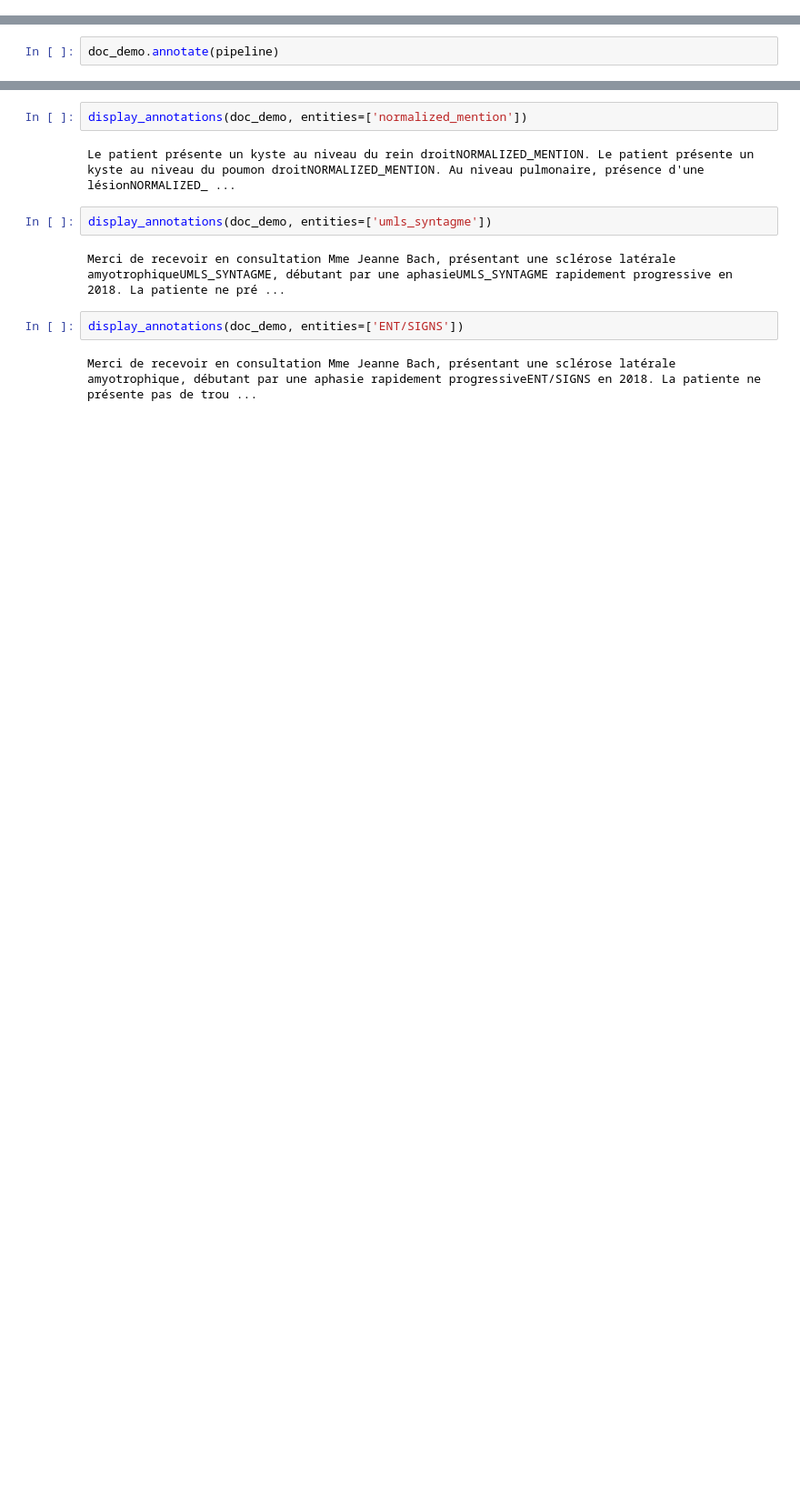
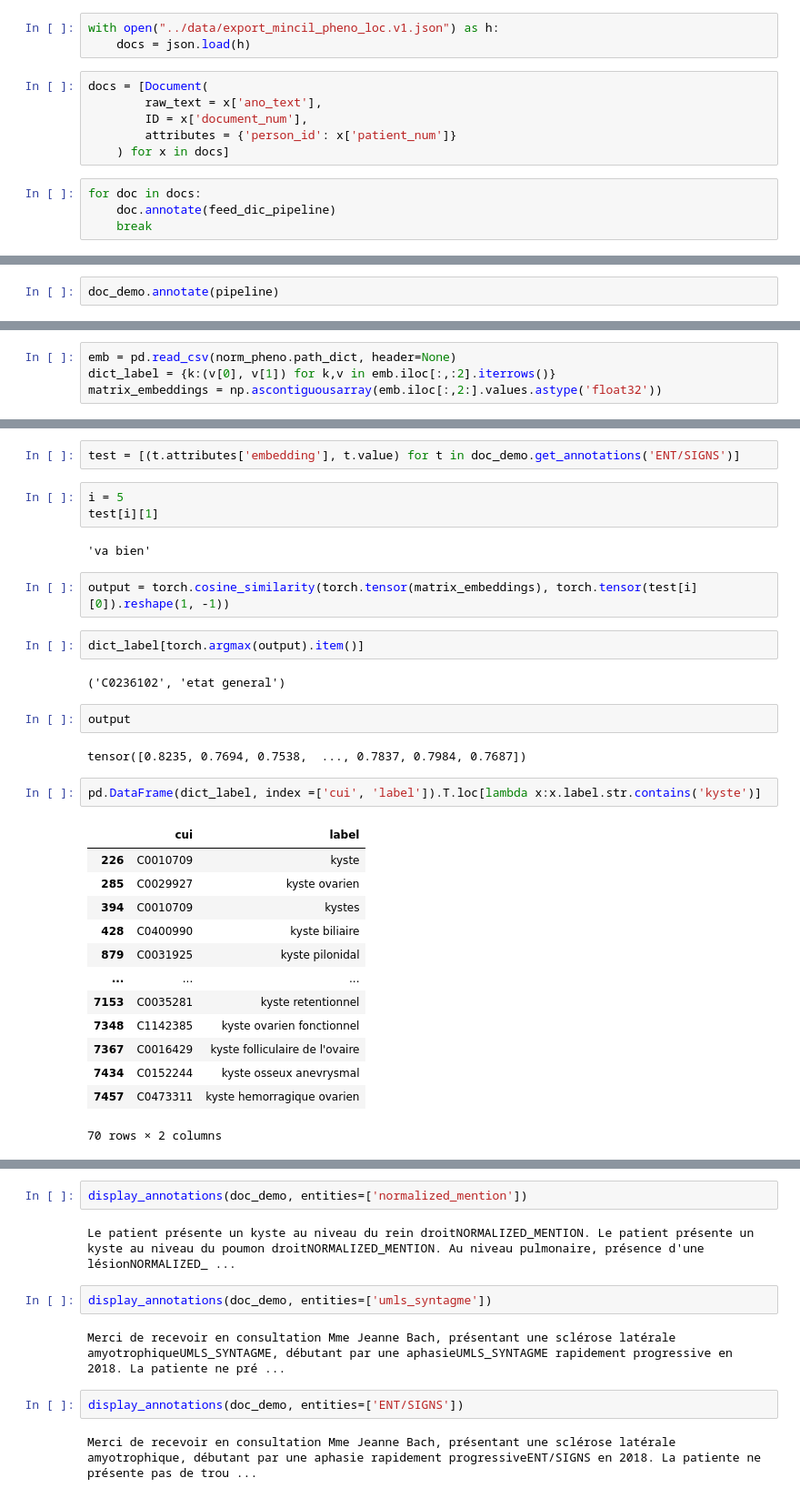
Before and after one commit to equipe22/pymedext_eds, a Jupyter notebook: notebook_tutorials/pheno_norm_compare.ipynb, the cells around one changed output, grey strips where cells are left out. Shown: that part at 91% size. Saved outputs shown, nothing was run; the diff lists cells and outputs as text; blank space fills up the shorter version.

Commit message:
feed dic

```diff
--- a/notebook_tutorials/pheno_norm_compare.ipynb
+++ b/notebook_tutorials/pheno_norm_compare.ipynb
@@ -118,0 +116,13 @@ norm_med = NERNormalizer(['ENT/DRUG','ENT/CLASS'], 'normalized_mention', ID='nor
+# %%
+with open("../data/export_mincil_pheno_loc.v1.json") as h:
+    docs = json.load(h)
+# %%
+docs = [Document(
+        raw_text = x['ano_text'],
+        ID = x['document_num'],
+        attributes = {'person_id': x['patient_num']}
+    ) for x in docs]
+# %%
+for doc in docs:
+    doc.annotate(feed_dic_pipeline)
+    break
@@ -348,0 +429,4 @@ Le patient présente un kyste au niveau du rein droitENT/DIAG_NAME. Le patient p
+# %%
+emb = pd.read_csv(norm_pheno.path_dict, header=None)
+dict_label = {k:(v[0], v[1]) for k,v in emb.iloc[:,:2].iterrows()}
+matrix_embeddings = np.ascontiguousarray(emb.iloc[:,2:].values.astype('float32'))
@@ -348,0 +441,33 @@ Le patient présente un kyste au niveau du rein droitENT/DIAG_NAME. Le patient p
+# %%
+test = [(t.attributes['embedding'], t.value) for t in doc_demo.get_annotations('ENT/SIGNS')]
+# %%
+i = 5
+test[i][1]
+# %% [output]
+'va bien'
+# %%
+output = torch.cosine_similarity(torch.tensor(matrix_embeddings), torch.tensor(test[i][0]).reshape(1, -1))
+# %%
+dict_label[torch.argmax(output).item()]
+# %% [output]
+('C0236102', 'etat general')
+# %%
+output
+# %% [output]
+tensor([0.8235, 0.7694, 0.7538,  ..., 0.7837, 0.7984, 0.7687])
+# %%
+pd.DataFrame(dict_label, index =['cui', 'label']).T.loc[lambda x:x.label.str.contains('kyste')]
+# %% [output]
+|  | cui | label |
+| 226 | C0010709 | kyste |
+| 285 | C0029927 | kyste ovarien |
+| 394 | C0010709 | kystes |
+| 428 | C0400990 | kyste biliaire |
+| 879 | C0031925 | kyste pilonidal |
+| ... | ... | ... |
+| 7153 | C0035281 | kyste retentionnel |
+| 7348 | C1142385 | kyste ovarien fonctionnel |
+| 7367 | C0016429 | kyste folliculaire de l'ovaire |
+| 7434 | C0152244 | kyste osseux anevrysmal |
+| 7457 | C0473311 | kyste hemorragique ovarien |
+70 rows × 2 columns
```
Also changed, not shown: parts of 34 cells of this notebook, 2 other files.
